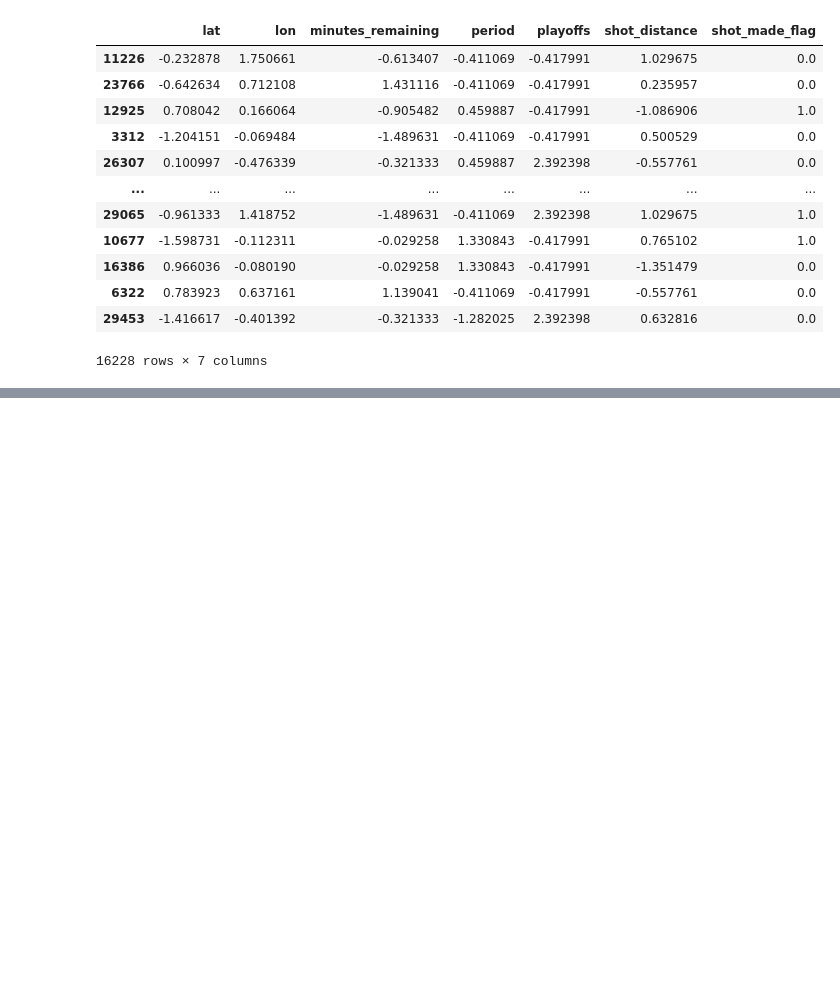
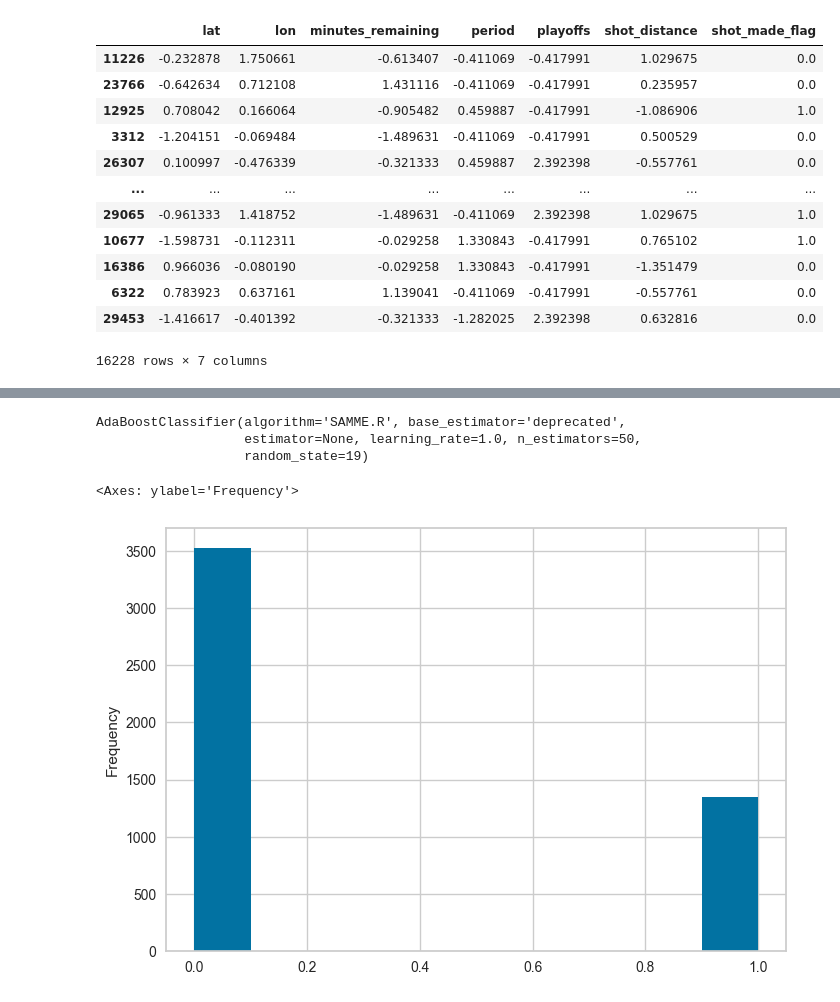
Before and after one commit to andre-lucena12/kobe-shots, a Jupyter notebook: notebooks/rascunho.ipynb, the cells around one changed output, grey strips where cells are left out. Saved outputs shown, nothing was run; the diff lists cells and outputs as text; code cells hidden in the pictures; blank space fills up the shorter version.

Commit message:
Criando a função do best_model

```diff
--- a/notebooks/rascunho.ipynb
+++ b/notebooks/rascunho.ipynb
@@ -140,4 +123,0 @@ lr_model= create_model('lr', fold=10)
-# %%
-y_true = data_test['shot_made_flag']
-X_test = data_test.drop(columns='shot_made_flag')
-y_pred = lr_model.predict_proba(X_test)
@@ -153,0 +133,11 @@ array([[0.50710947, 0.49289053],
+# %%
+best_model
+# %% [output]
+AdaBoostClassifier(algorithm='SAMME.R', base_estimator='deprecated',
+                   estimator=None, learning_rate=1.0, n_estimators=50,
+                   random_state=19)
+# %%
+y_pred['prediction_label'].plot(kind='hist')
+# %% [output]
+<Axes: ylabel='Frequency'>
+[figure, added]
```
Also changed, not shown: parts of 7 cells of this notebook, 1 other file.
